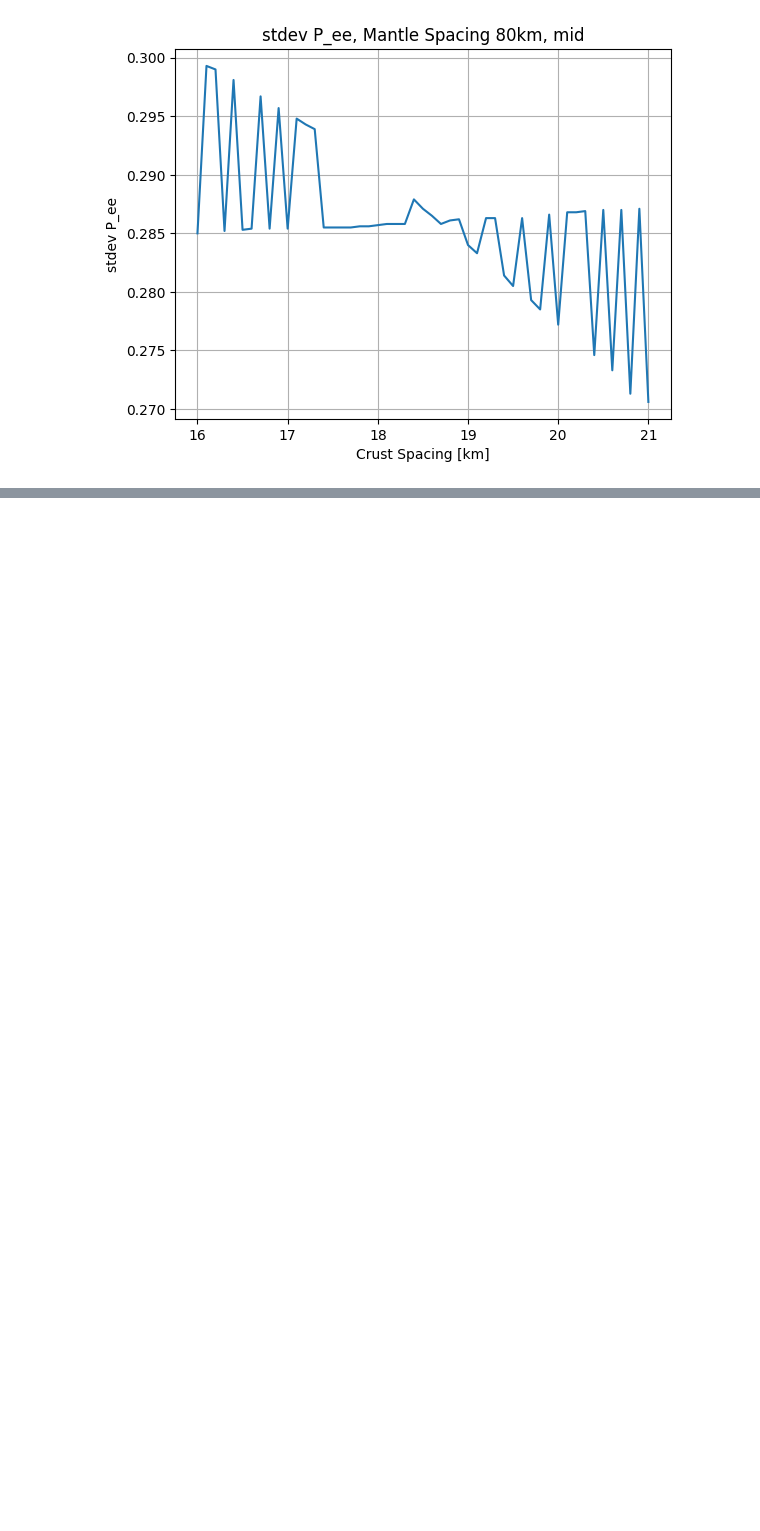
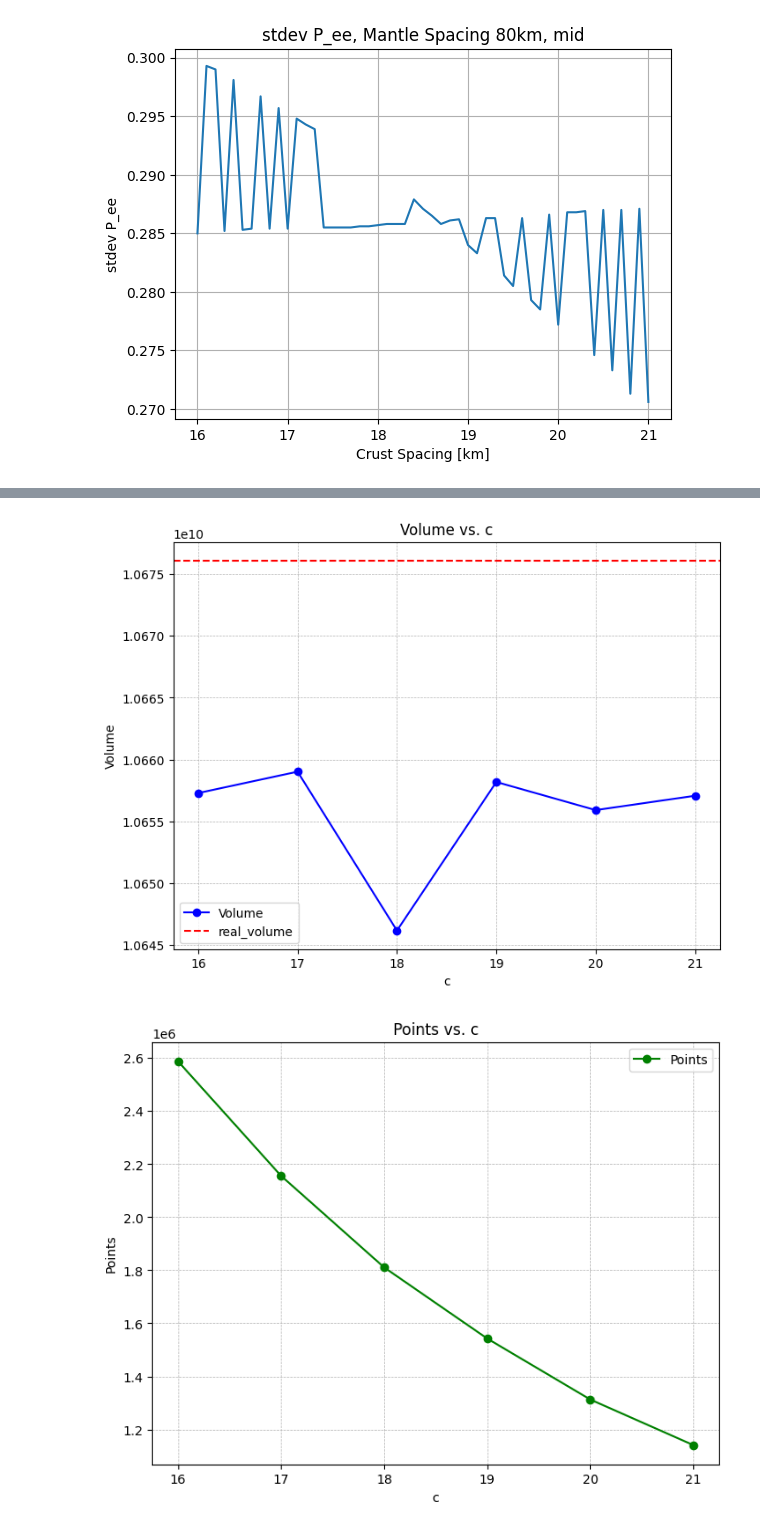
Before and after one commit to claradima/geonu_oscillation, a Jupyter notebook: scripts/scratch.ipynb, the cells around one changed output, grey strips where cells are left out. Cells and saved outputs as stored; diff of their text form; code cells hidden in the pictures; blank space fills up the shorter version.

```diff
--- a/scripts/scratch.ipynb
+++ b/scripts/scratch.ipynb
@@ -573,0 +737,40 @@ plt.show()
+# %%
+# same as above but for crust
+
+crust_spacing_values = np.array([16, 17, 18, 19, 20, 21])
+volume_values_c = np.array([
+    10657291239.973, 10659017900.22, 10646176144.899,
+    10658185420.467, 10655912923.778, 10657072422.79
+])
+points_values_c = np.array([2588424, 2156300, 1810902, 1542584, 1312640, 1140752])
+
+# Calculate the constant dashed line value
+outer_radius_c = 6371  # Outer radius in meters
+inner_radius_c = 6350  # Inner radius in meters
+real_volume_c = (4 / 3) * np.pi * (outer_radius_c**3 - inner_radius_c**3)
+
+# Plot 1: Volume vs. c
+plt.figure(figsize=(8, 6))
+plt.plot(crust_spacing_values, volume_values_c, label="Volume", color="blue", marker="o")
+plt.axhline(y=real_volume_c, color="red", linestyle="--", label="real_volume")
+plt.xlabel("c")
+plt.ylabel("Volume")
+plt.title("Volume vs. c")
+plt.legend()
+plt.grid(True, linestyle="--", linewidth=0.5)
+plt.savefig("volume_vs_c.pdf", format="pdf")
+plt.show()
+
+# Plot 2: Points vs. c
+plt.figure(figsize=(8, 6))
+plt.plot(crust_spacing_values, points_values_c, label="Points", color="green", marker="o")
+plt.xlabel("c")
+plt.ylabel("Points")
+plt.title("Points vs. c")
+plt.legend()
+plt.grid(True, linestyle="--", linewidth=0.5)
+plt.savefig("points_vs_c.pdf", format="pdf")
+plt.show()
+# %% [output]
+[figure, added]
+[figure, added]
```
Also changed, not shown: parts of 5 cells of this notebook, 6 other files.
